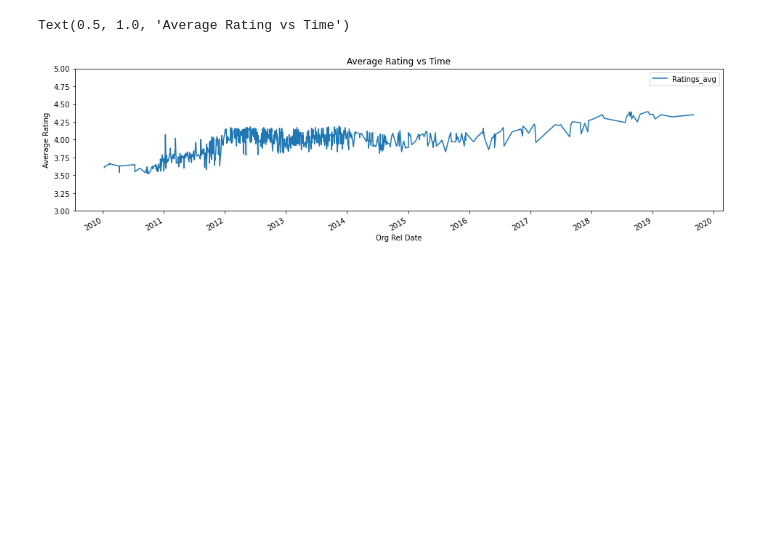
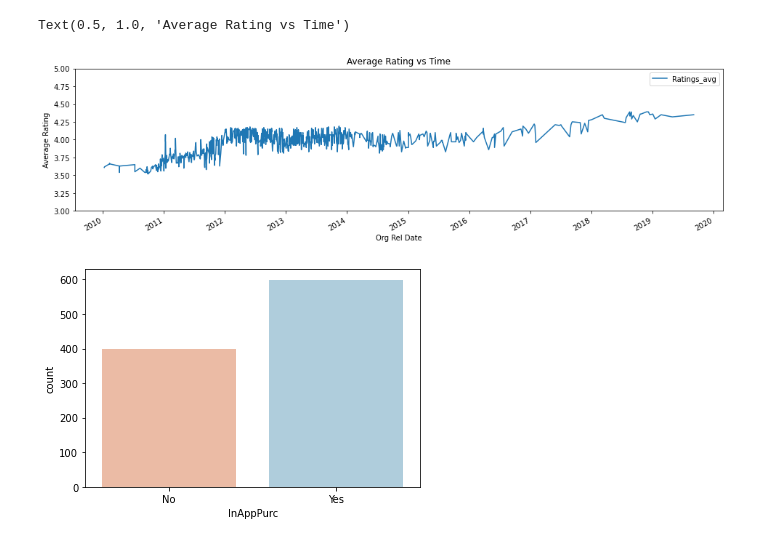
Before and after one commit to christianveater/Springboard_rep, a Jupyter notebook: Capstone-Project-2/Capstone2.ipynb, the cells around one changed output. Cells and saved outputs as stored; diff of their text form; code cells hidden in the pictures; blank space fills up the shorter version.

```diff
--- a/Capstone-Project-2/Capstone2.ipynb
+++ b/Capstone-Project-2/Capstone2.ipynb
@@ -399,3 +399,11 @@ See the caveats in the documentation: https://pandas.pydata.org/pandas-docs/stab
   """
 Text(0.5, 1.0, 'Average Rating vs Time')
 [figure]
+# %%
+#Plot showing the relationship between in app purchases
+plt.figure()
+sns.countplot(x='InAppPurc', hue= data=df, palette='RdBu')
+plt.xticks([0,1], ['No', 'Yes'])
+plt.show()
+# %% [output]
+[figure, added]
```
